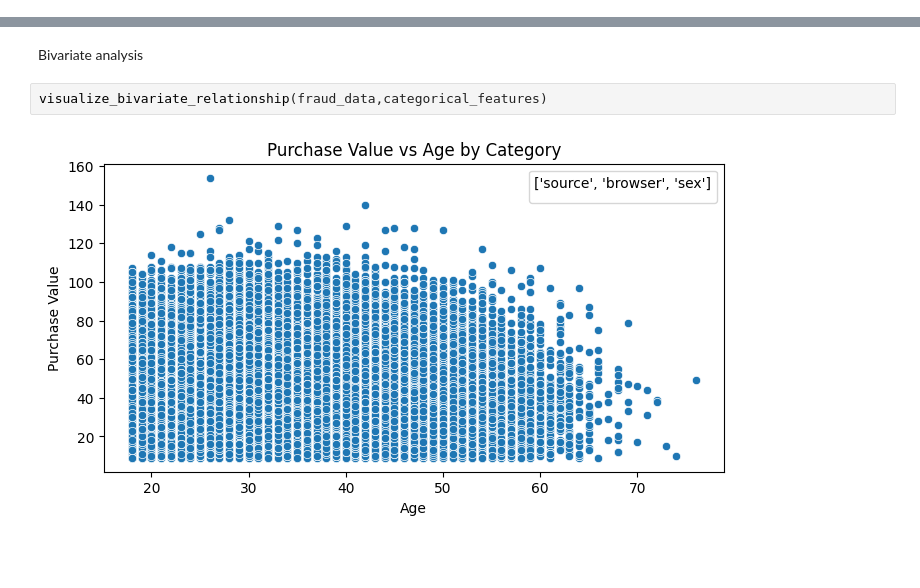
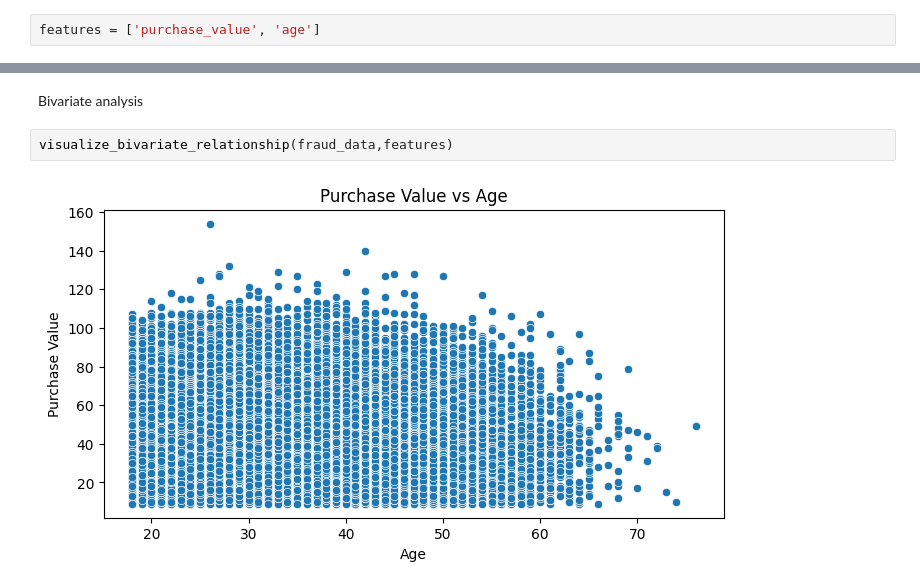
Before and after one commit to brook1167/Adey-Innovations, a Jupyter notebook: notebooks/data_analysis_task1.ipynb, the cells around one changed output, grey strips where cells are left out. Drawn from its saved outputs; the diff is of its cells as text; blank space fills up the shorter version.

```diff
--- a/notebooks/data_analysis_task1.ipynb
+++ b/notebooks/data_analysis_task1.ipynb
@@ -178 +177,3 @@ categorical_features = ['source', 'browser', 'sex']
+# %%
+features = ['purchase_value', 'age']
 # %%
@@ -182,6 +183,6 @@ plot_histograms(fraud_data,numerical_features)
 # %% [markdown]
 Bivariate analysis
 # %%
-visualize_bivariate_relationship(fraud_data,categorical_features)
+visualize_bivariate_relationship(fraud_data,features)
 # %% [output]
-[figure, old version]
+[figure, new version]
```
Also changed, not shown: parts of 5 cells of this notebook.
